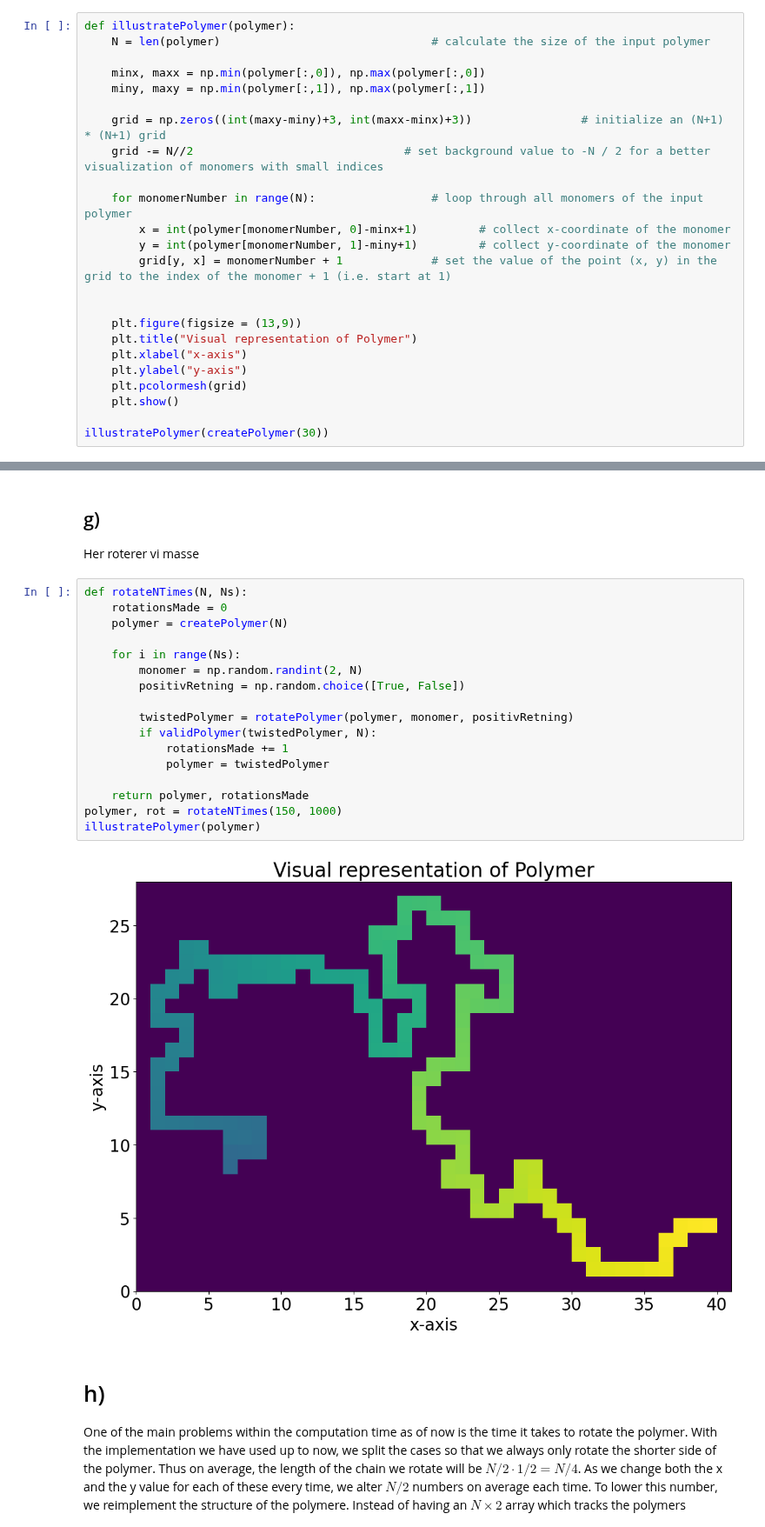
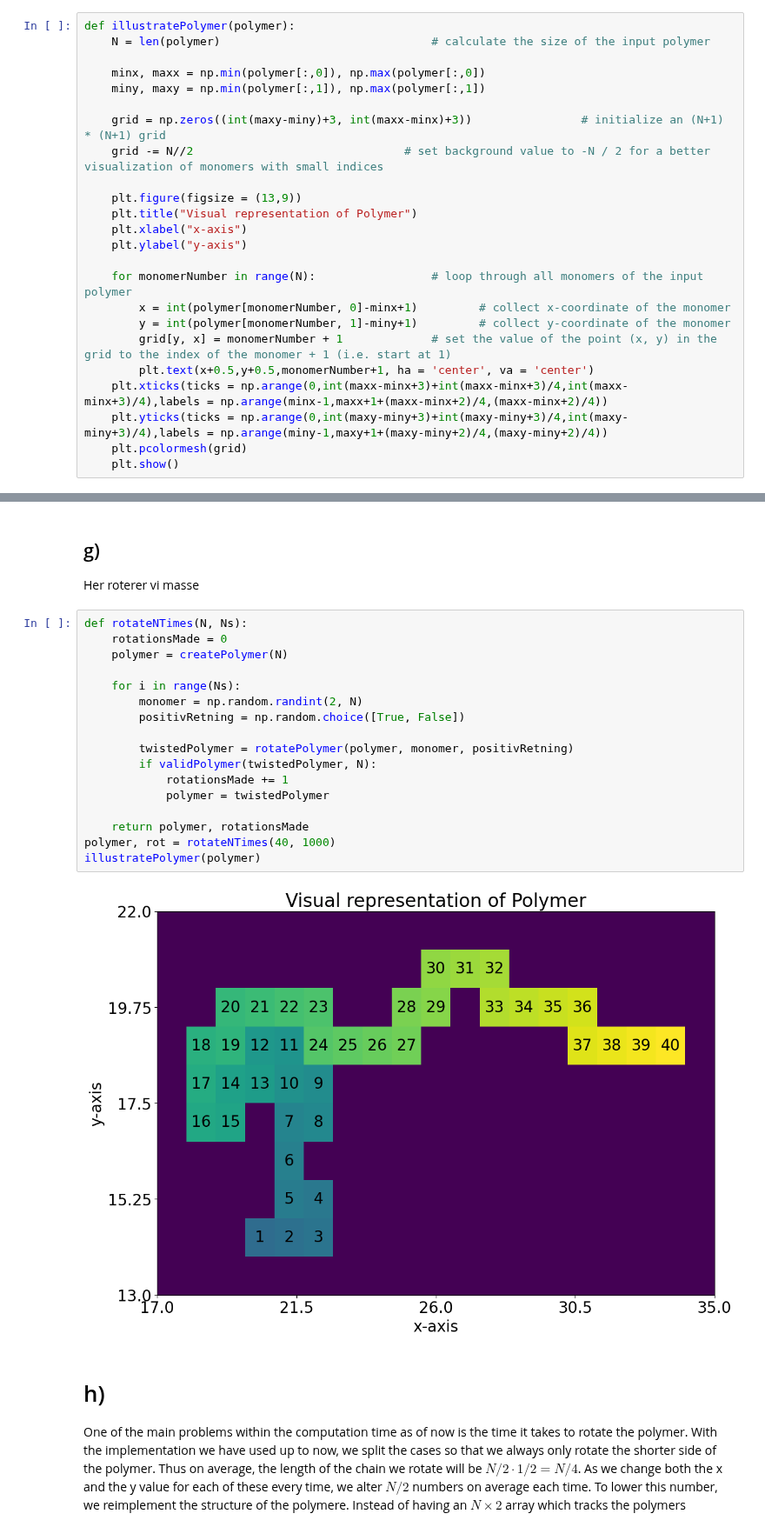
Before and after one commit to OliverRuden/TMA4320-scientific-computing, a Jupyter notebook: VitBerBioFysikk.ipynb, the cells around one changed output, grey strips where cells are left out. Shown at 87% size. Cells and saved outputs as stored; diff of their text form.

```diff
--- a/VitBerBioFysikk.ipynb
+++ b/VitBerBioFysikk.ipynb
@@ -38,17 +38,17 @@ def illustratePolymer(polymer):
     grid = np.zeros((int(maxy-miny)+3, int(maxx-minx)+3))                # initialize an (N+1) * (N+1) grid
     grid -= N//2                               # set background value to -N / 2 for a better visualization of monomers with small indices
 
+    plt.figure(figsize = (13,9))
+    plt.title("Visual representation of Polymer")
+    plt.xlabel("x-axis")
+    plt.ylabel("y-axis")
+
     for monomerNumber in range(N):                 # loop through all monomers of the input polymer
         x = int(polymer[monomerNumber, 0]-minx+1)         # collect x-coordinate of the monomer
         y = int(polymer[monomerNumber, 1]-miny+1)         # collect y-coordinate of the monomer
         grid[y, x] = monomerNumber + 1             # set the value of the point (x, y) in the grid to the index of the monomer + 1 (i.e. start at 1)
-
-
-    plt.figure(figsize = (13,9))
-    plt.title("Visual representation of Polymer")
-    plt.xlabel("x-axis")
-    plt.ylabel("y-axis")
+        plt.text(x+0.5,y+0.5,monomerNumber+1, ha = 'center', va = 'center')
+    plt.xticks(ticks = np.arange(0,int(maxx-minx+3)+int(maxx-minx+3)/4,int(maxx-minx+3)/4),labels = np.arange(minx-1,maxx+1+(maxx-minx+2)/4,(maxx-minx+2)/4))
+    plt.yticks(ticks = np.arange(0,int(maxy-miny+3)+int(maxy-miny+3)/4,int(maxy-miny+3)/4),labels = np.arange(miny-1,maxy+1+(maxy-miny+2)/4,(maxy-miny+2)/4))
     plt.pcolormesh(grid)
     plt.show()
-
-illustratePolymer(createPolymer(30))
@@ -125,22 +123,22 @@ Her roterer vi masse
 # %%
 def rotateNTimes(N, Ns):
     rotationsMade = 0
     polymer = createPolymer(N)
 
     for i in range(Ns):
         monomer = np.random.randint(2, N)
         positivRetning = np.random.choice([True, False])
 
         twistedPolymer = rotatePolymer(polymer, monomer, positivRetning)
         if validPolymer(twistedPolymer, N):
             rotationsMade += 1
             polymer = twistedPolymer
 
     return polymer, rotationsMade
-polymer, rot = rotateNTimes(150, 1000)
+polymer, rot = rotateNTimes(40, 1000)
 illustratePolymer(polymer)
 # %% [output]
-[figure, old version]
+[figure, new version]
 # %% [markdown]
 # h)
 One of the main problems within the computation time as of now is the time it takes to rotate the polymer. With the implementation we have used up to now, we split the cases so that we always only rotate the shorter side of the polymer. Thus on average, the length of the chain we rotate will be $N/2\cdot1/2 = N/4$. As we change both the x and the y value for each of these every time, we alter $N/2$ numbers on average each time. To lower this number, we reimplement the structure of the polymere. Instead of having an $N\times 2$ array which tracks the polymers coordinates, we use the fact that the polymer must be connected.
```
Also changed, not shown: parts of 1 cell of this notebook.
